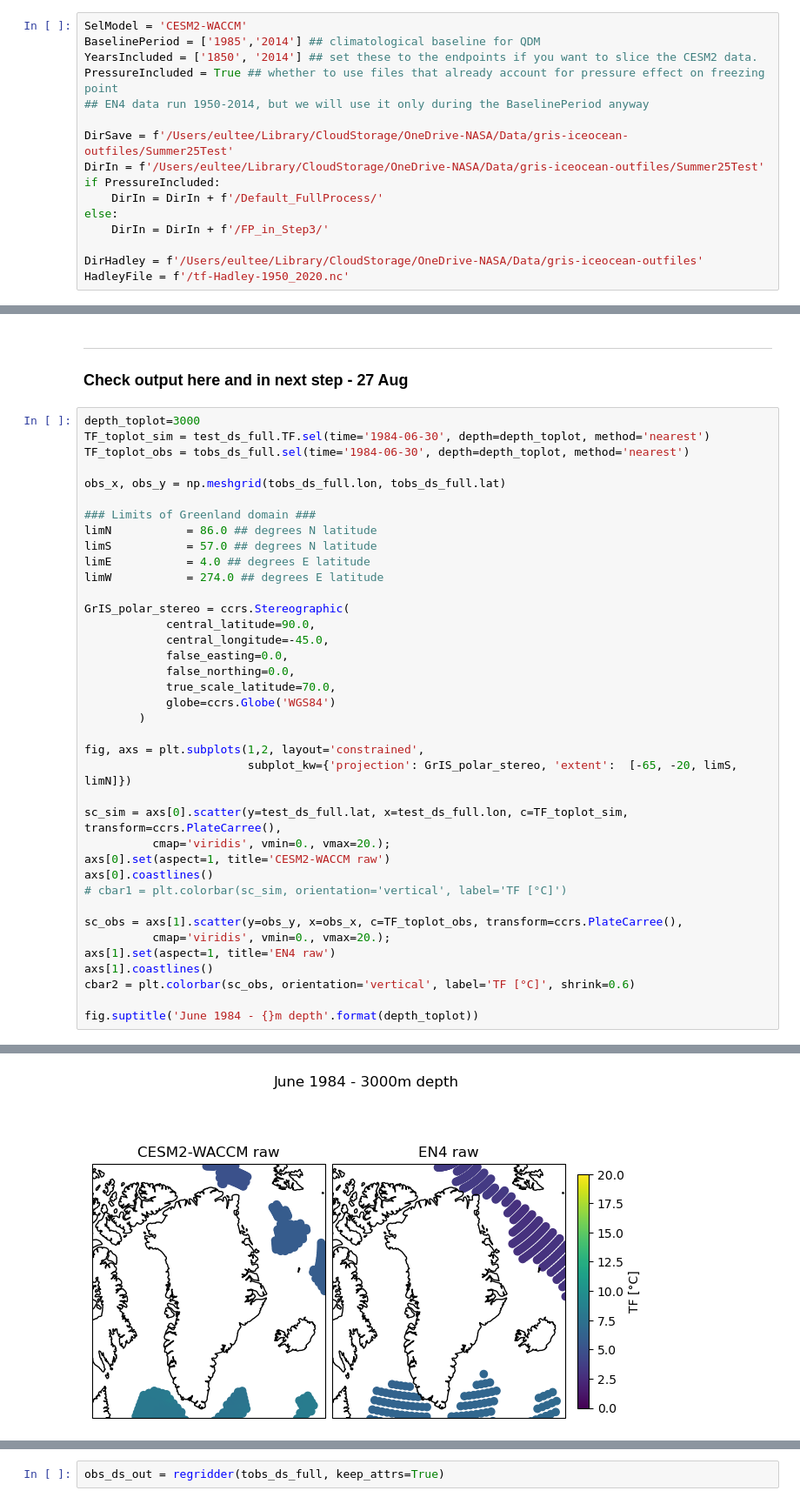
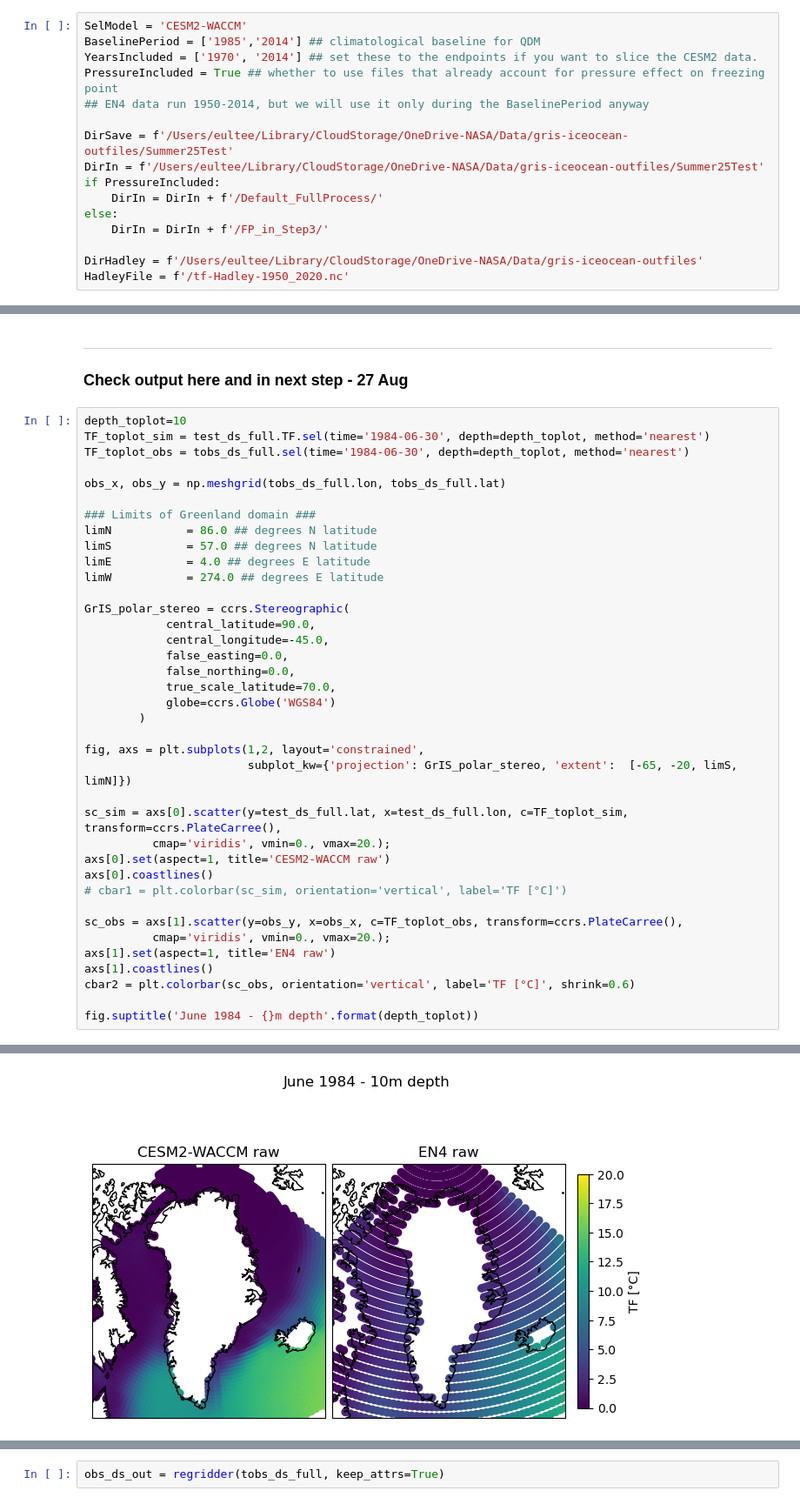
Before and after one commit to ehultee/gris-iceocean-process, a Jupyter notebook: Step2-QDM_CESM_WACCM-CCR.ipynb, the cells around one changed output, grey strips where cells are left out. Shown at 87% size. Cells and saved outputs as stored; diff of their text form.

```diff
--- a/Step2-QDM_CESM_WACCM-CCR.ipynb
+++ b/Step2-QDM_CESM_WACCM-CCR.ipynb
@@ -414,7 +415,7 @@ def datestr2tdec(yy=0, mm=0, dd=0, hour=0, minute=0, sec=0, microsec=0, dateobj=
 # %%
 SelModel = 'CESM2-WACCM'
 BaselinePeriod = ['1985','2014'] ## climatological baseline for QDM
-YearsIncluded = ['1850', '2014'] ## set these to the endpoints if you want to slice the CESM2 data.
+YearsIncluded = ['1970', '2014'] ## set these to the endpoints if you want to slice the CESM2 data.
 PressureIncluded = True ## whether to use files that already account for pressure effect on freezing point
 ## EN4 data run 1950-2014, but we will use it only during the BaselinePeriod anyway
 
@@ -721,7 +722,7 @@ tobs_ds_full = ds1.TF.interp(depth=test_ds_full.depth.values)
 ---
 ### Check output here and in next step - 27 Aug
 # %%
-depth_toplot=3000
+depth_toplot=10
 TF_toplot_sim = test_ds_full.TF.sel(time='1984-06-30', depth=depth_toplot, method='nearest')
 TF_toplot_obs = tobs_ds_full.sel(time='1984-06-30', depth=depth_toplot, method='nearest')
 
@@ -763,4 +764,4 @@ Text(0.5, 0.98, 'June 1984 - 3000m depth')
-[figure, old version]
+[figure, new version]
 # %% [markdown]
 ## Reproject obs to match CESM grid -- with xESMF
 Use `xe.Regridder` with an input grid and output grid to do just the one transformation. No depth slicing!  Note that we are transforming EN4 to the CESM2 grid and not vice versa -- much more efficient.
```
Also changed, not shown: parts of 13 cells of this notebook.
